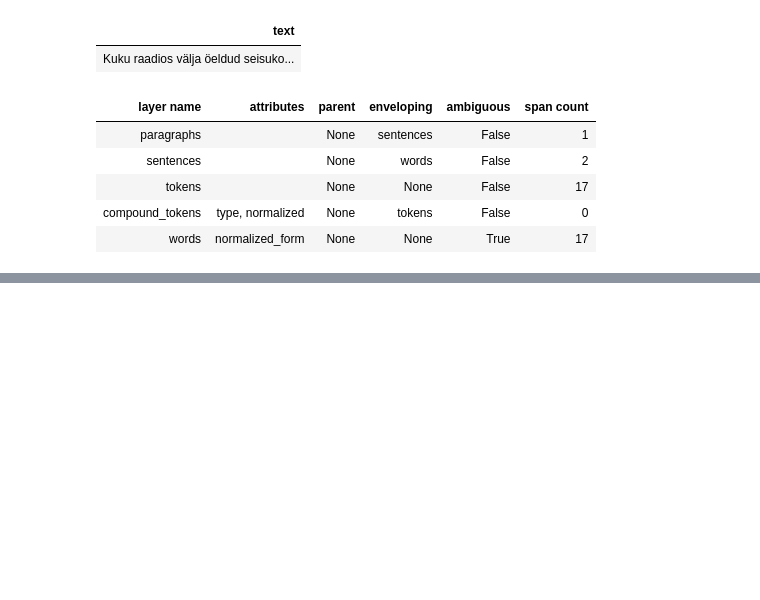
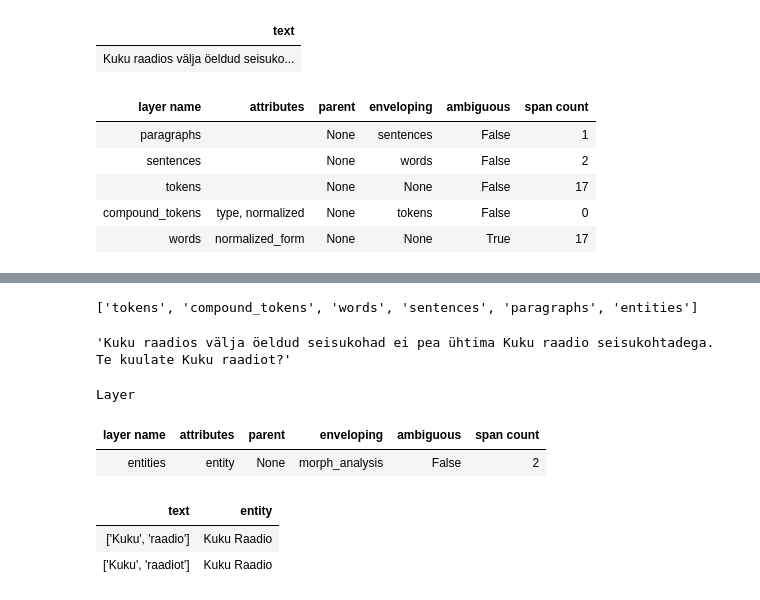
Before and after one commit to estnltk/presentation, a Jupyter notebook: 2019_10_05_EKT_workshop/EstNLTK_collections.ipynb, the cells around one changed output, grey strips where cells are left out. Drawn from its saved outputs; the diff is of its cells as text; code cells hidden in the pictures; blank space fills up the shorter version.

```diff
--- a/2019_10_05_EKT_workshop/EstNLTK_collections.ipynb
+++ b/2019_10_05_EKT_workshop/EstNLTK_collections.ipynb
@@ -600,0 +669,16 @@ collection.select(JsonbTextQuery('morph_analysis', lemma='kuku')).head()
+# %%
+collection.selected_layers.append('entities')
+collection.selected_layers
+# %% [output]
+['tokens', 'compound_tokens', 'words', 'sentences', 'paragraphs', 'entities']
+# %%
+display(collection[0].text)
+display(collection[0].entities)
+# %% [output]
+'Kuku raadios välja öeldud seisukohad ei pea ühtima Kuku raadio seisukohtadega. Te kuulate Kuku raadiot?'
+Layer
+| layer name | attributes | parent | enveloping | ambiguous | span count |
+| entities | entity | None | morph_analysis | False | 2 |
+| text | entity |
+| ['Kuku', 'raadio'] | Kuku Raadio |
+| ['Kuku', 'raadiot'] | Kuku Raadio |
```
Also changed, not shown: parts of 82 cells of this notebook.
